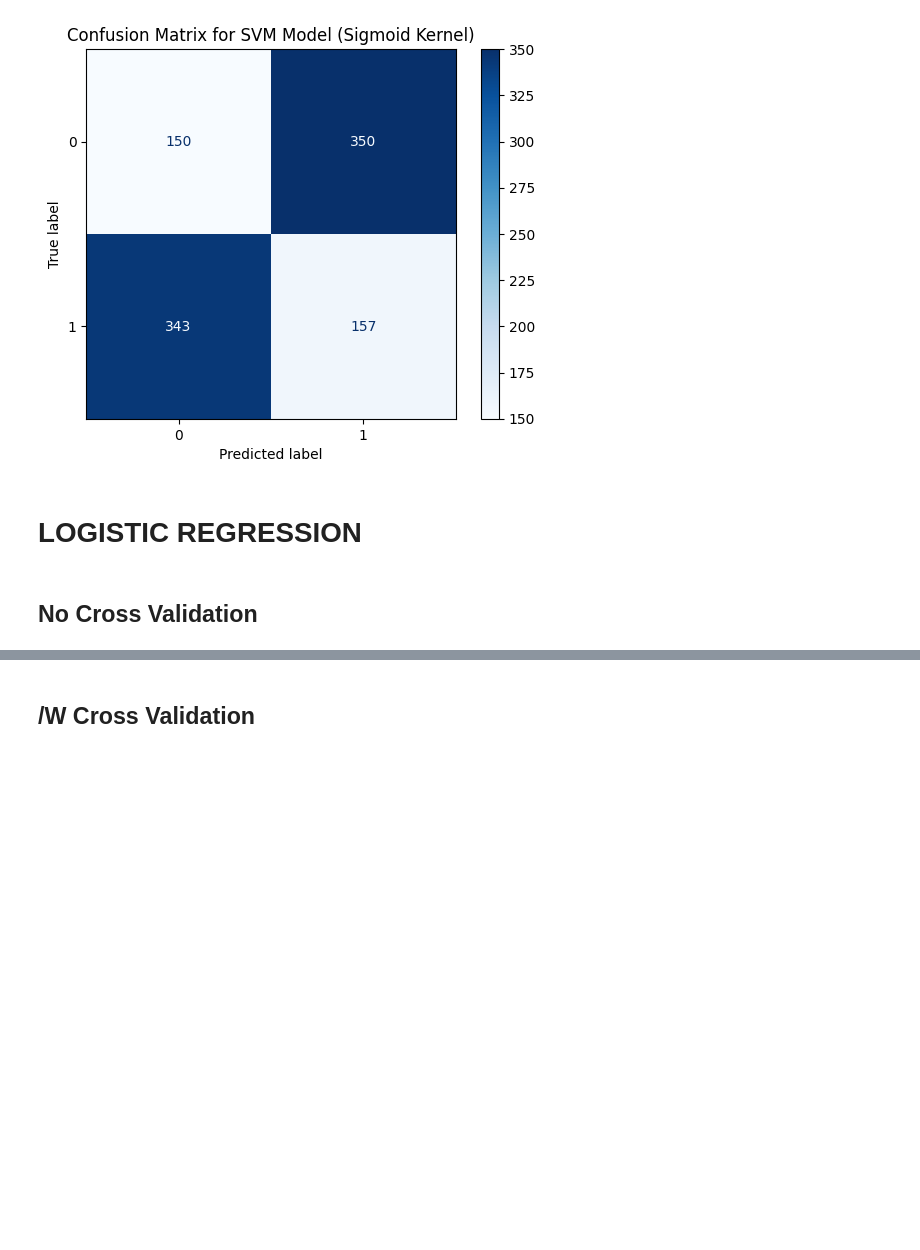
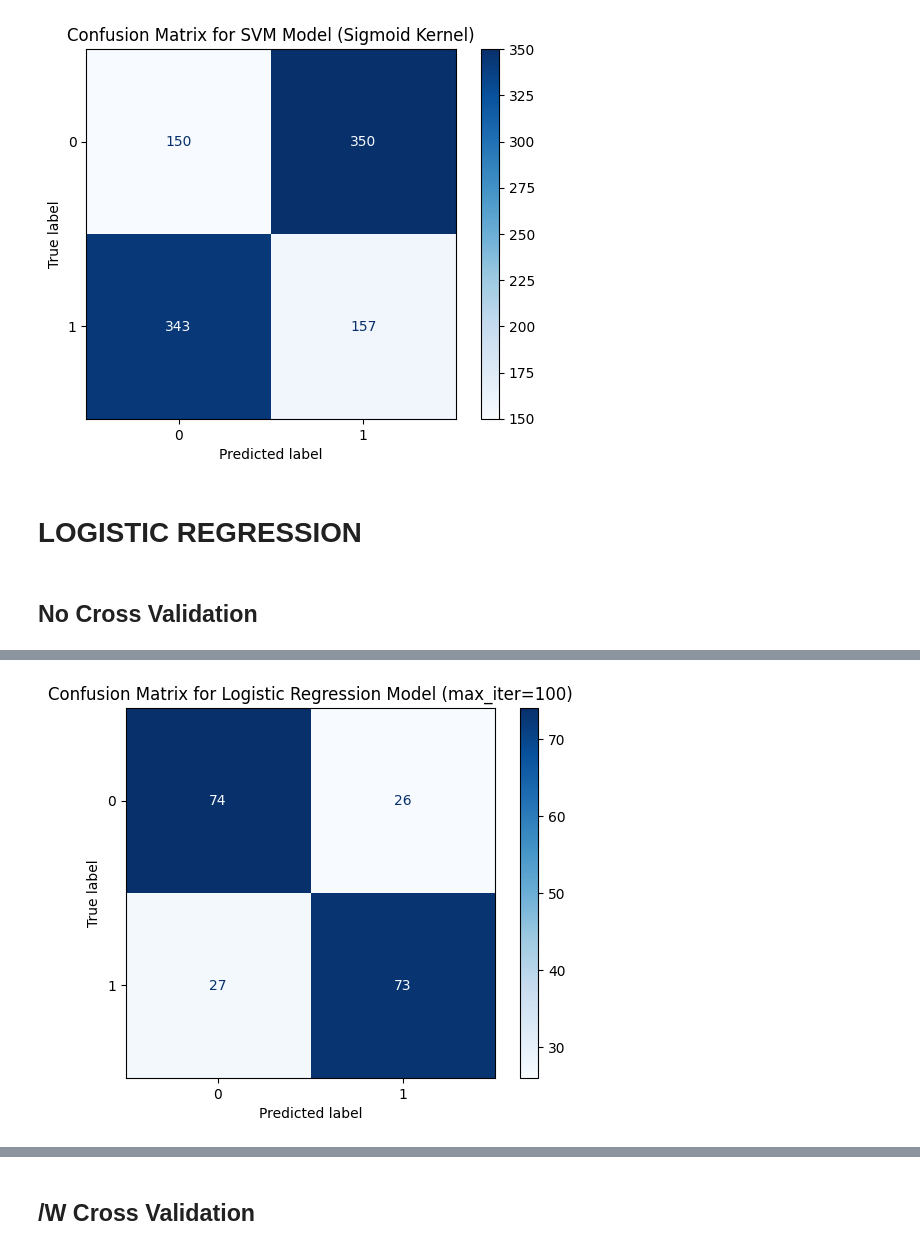
Before and after one commit to MadRapz/DatMin_Diabetes, a Jupyter notebook: DatMin_Preproc_Diabetes.ipynb, the cells around one changed output, grey strips where cells are left out. Saved outputs shown, nothing was run; the diff lists cells and outputs as text; code cells hidden in the pictures; blank space fills up the shorter version.

```diff
--- a/DatMin_Preproc_Diabetes.ipynb
+++ b/DatMin_Preproc_Diabetes.ipynb
@@ -2140,0 +2142,83 @@ F1 Score: 0.3086
+# %%
+# Pisahkan fitur dan target
+X = df.drop('Outcome', axis=1)
+y = df['Outcome']
+
+# Split data 80:20
+X_train, X_test, y_train, y_test = train_test_split(X, y, test_size=0.2, random_state=42, stratify=y)
+
+# Standarisasi fitur berdasarkan data train
+scaler = StandardScaler()
+X_train_scaled = scaler.fit_transform(X_train)
+X_test_scaled = scaler.transform(X_test)
+
+# Inisialisasi list untuk menyimpan hasil
+all_results = []
+best_metrics = {'accuracy': 0, 'f1_score': 0, 'recall': 0, 'precision': 0}
+best_iteration = 100
+
+# Loop iterasi max_iter dari 100 sampai 1000
+for max_iter in range(100, 1001, 100):
+    print(f"\n\n=== Testing max_iter = {max_iter} ===")
+
+    # Inisialisasi model
+    model = LogisticRegression(max_iter=max_iter, random_state=42)
+
+    # Latih model pada data train
+    model.fit(X_train_scaled, y_train)
+
+    # Prediksi pada data test
+    y_pred = model.predict(X_test_scaled)
+
+    # Hitung metrik evaluasi
+    accuracy = accuracy_score(y_test, y_pred)
+    f1 = f1_score(y_test, y_pred)
+    recall = recall_score(y_test, y_pred)
+    precision = precision_score(y_test, y_pred)
+
+    print(f"max_iter = {max_iter}:")
+    print(f"Accuracy: {accuracy:.4f}, Precision: {precision:.4f}, F1 Score: {f1:.4f}, Recall: {recall:.4f}")
+    print("----------------------------------------")
+
+    # Simpan hasil iterasi
+    iteration_results = {
+        'max_iter': max_iter,
+        'accuracy': accuracy,
+        'f1_score': f1,
+        'recall': recall,
+        'precision': precision
+    }
+    all_results.append(iteration_results)
+
+    # Update model terbaik berdasarkan accuracy
+    if accuracy > best_metrics['accuracy']:
+        best_metrics = {
+            'accuracy': accuracy,
+            'f1_score': f1,
+            'recall': recall,
+            'precision': precision
+        }
+        best_iteration = max_iter
+
+# Simpan hasil evaluasi ke CSV
+results_df = pd.DataFrame(all_results)
+results_df.to_csv('out_LR_Iteration_Results_with_split.csv', index=False)
+
+# Latih ulang model terbaik pada data train
+print(f"\n\n=== Best iteration: {best_iteration} ===")
+print(f"Best metrics: {best_metrics}")
+
+final_model = LogisticRegression(max_iter=best_iteration, random_state=42)
+final_model.fit(X_train_scaled, y_train)
+
+# Prediksi pada data test untuk confusion matrix
+y_pred_final = final_model.predict(X_test_scaled)
+cm = confusion_matrix(y_test, y_pred_final)
+
+# Plot dan simpan confusion matrix
+disp = ConfusionMatrixDisplay(confusion_matrix=cm, display_labels=final_model.classes_)
+disp.plot(cmap=plt.cm.Blues)
+plt.title(f'Confusion Matrix for Logistic Regression Model (max_iter={best_iteration})')
+plt.savefig('out_lr_best_confusion_matrix_with_split.png')
+plt.show()
+# %% [output]
@@ -2140,0 +2242 @@ F1 Score: 0.3086
+[figure, added]
```
Also changed, not shown: parts of 8 cells of this notebook.
